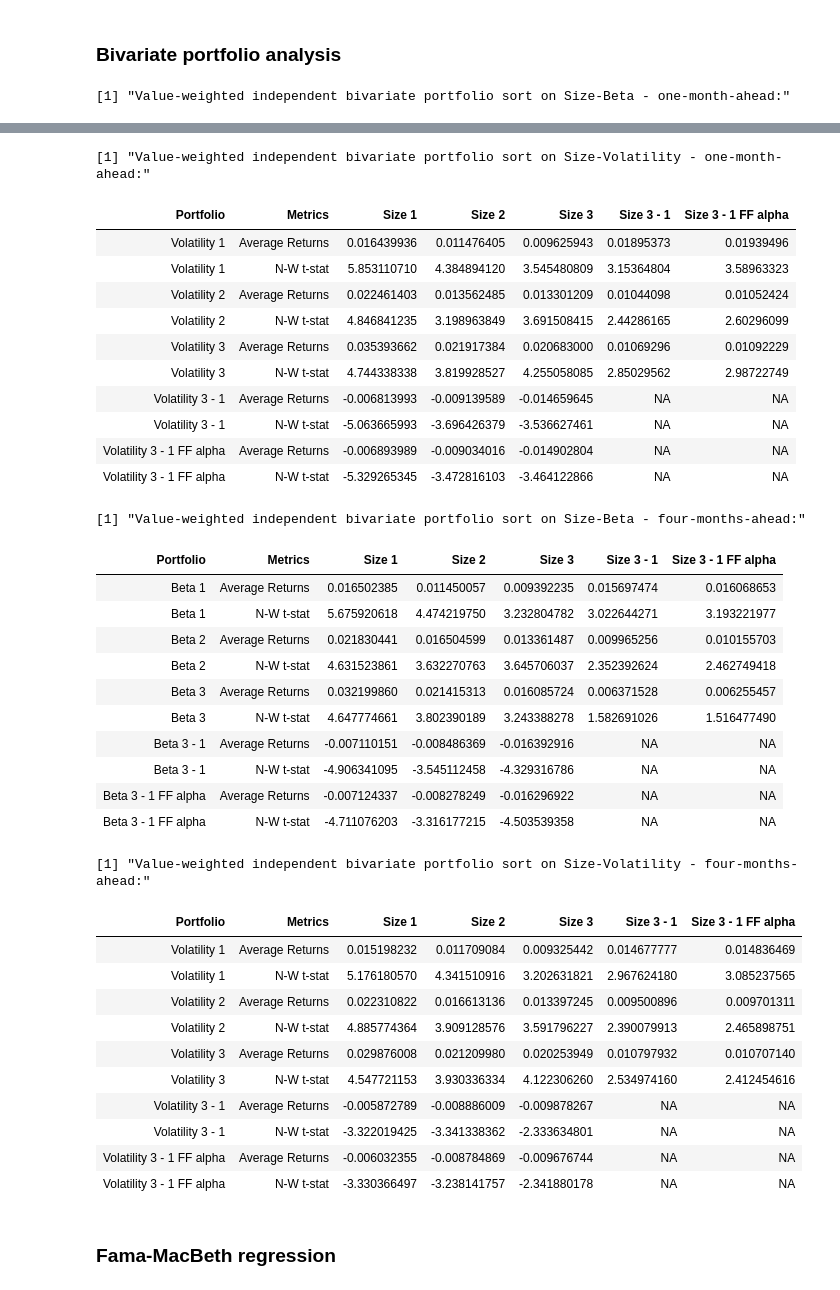
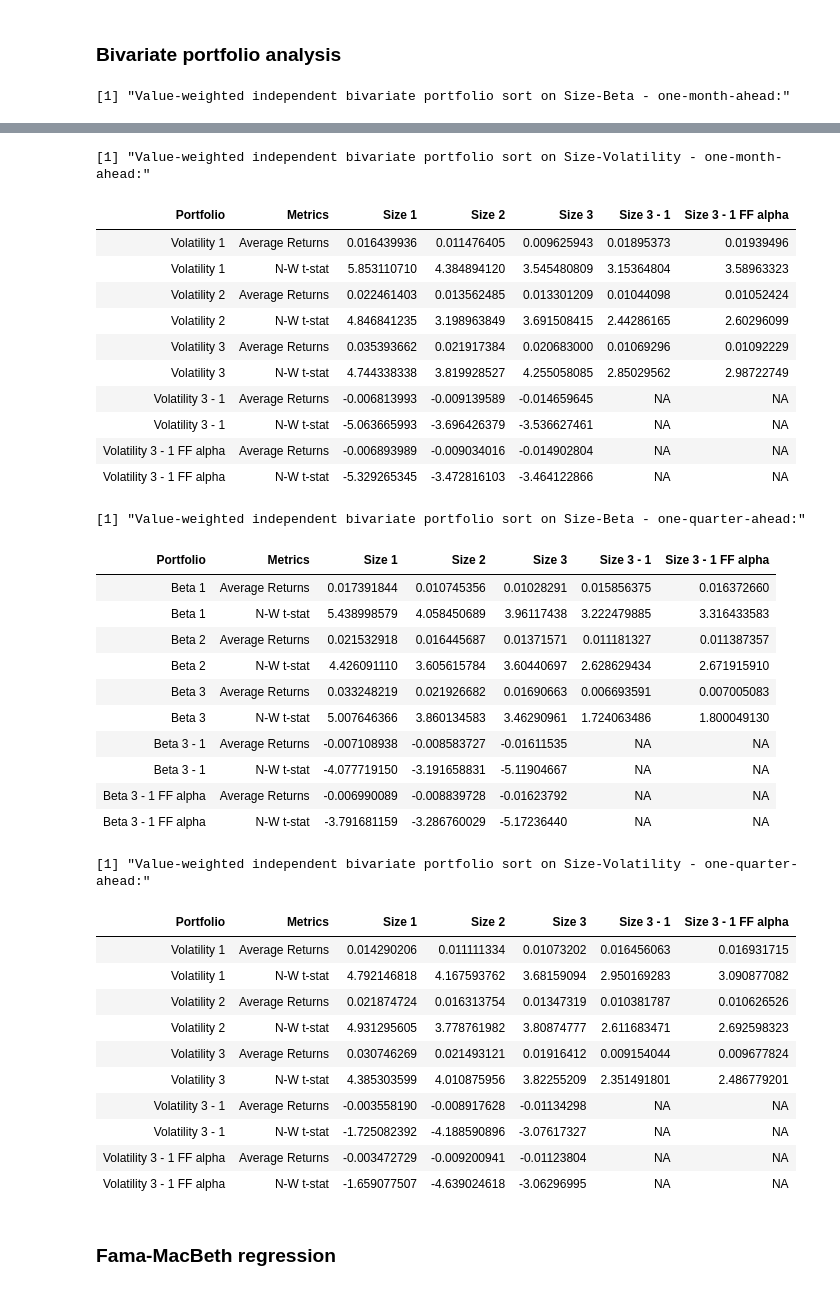
Before and after one commit to PetrCala/AP_HW2, a Jupyter notebook: scripts/HW2_Cala_Cechova_Krejcar.ipynb, the cells around one changed output, grey strips where cells are left out. Saved outputs shown, nothing was run; the diff lists cells and outputs as text; code cells hidden in the pictures.

Commit message:
One quarter is 3 months, not 4, lol - adjusted

```diff
--- a/scripts/HW2_Cala_Cechova_Krejcar.ipynb
+++ b/scripts/HW2_Cala_Cechova_Krejcar.ipynb
@@ -690,11 +690,11 @@ bivariate_sort_size_beta_1m <- getBivariateSort(monthly_sizes, 'Size', monthly_b
 bivariate_sort_size_vol_1m <- getBivariateSort(monthly_sizes, 'Size', monthly_volatilities, 'Volatility',
     monthly_returns, monthly_market_caps, monthly_ff3, months_ahead = 1)
 
-bivariate_sort_size_beta_4m <- getBivariateSort(monthly_sizes, 'Size', monthly_betas, 'Beta',
-    monthly_returns, monthly_market_caps, monthly_ff3, months_ahead = 4)
+bivariate_sort_size_beta_3m <- getBivariateSort(monthly_sizes, 'Size', monthly_betas, 'Beta',
+    monthly_returns, monthly_market_caps, monthly_ff3, months_ahead = 3)
 
-bivariate_sort_size_vol_4m <- getBivariateSort(monthly_sizes, 'Size', monthly_volatilities, 'Volatility',
-    monthly_returns, monthly_market_caps, monthly_ff3, months_ahead = 4)
+bivariate_sort_size_vol_3m <- getBivariateSort(monthly_sizes, 'Size', monthly_volatilities, 'Volatility',
+    monthly_returns, monthly_market_caps, monthly_ff3, months_ahead = 3)
 # %%
 print('Value-weighted independent bivariate portfolio sort on Size-Beta - one-month-ahead:')
 bivariate_sort_size_beta_1m
@@ -702,59 +702,59 @@ bivariate_sort_size_beta_1m
 print('Value-weighted independent bivariate portfolio sort on Size-Volatility - one-month-ahead:')
 bivariate_sort_size_vol_1m
 
-print('Value-weighted independent bivariate portfolio sort on Size-Beta - four-months-ahead:')
-bivariate_sort_size_beta_4m
+print('Value-weighted independent bivariate portfolio sort on Size-Beta - one-quarter-ahead:')
+bivariate_sort_size_beta_3m
 
-print('Value-weighted independent bivariate portfolio sort on Size-Volatility - four-months-ahead:')
-bivariate_sort_size_vol_4m
+print('Value-weighted independent bivariate portfolio sort on Size-Volatility - one-quarter-ahead:')
+bivariate_sort_size_vol_3m
 # %% [output]
 [1] "Value-weighted independent bivariate portfolio sort on Size-Beta - one-month-ahead:"
 | Portfolio | Metrics | Size 1 | Size 2 | Size 3 | Size 3 - 1 | Size 3 - 1 FF alpha |
 | Beta 1 | Average Returns | 0.019198759 | 0.01153621 | 0.01116844 | 0.01758480 | 0.017816593 |
 | Beta 1 | N-W t-stat | 5.803999757 | 4.21963841 | 4.60818509 | 2.95180313 | 3.250017454 |
 | Beta 2 | Average Returns | 0.023467649 | 0.01512952 | 0.01249682 | 0.01030645 | 0.010393933 |
 | Beta 2 | N-W t-stat | 4.613503978 | 3.42535714 | 3.14675451 | 2.23383564 | 2.410936015 |
 | Beta 3 | Average Returns | 0.036783562 | 0.02184265 | 0.01802052 | 0.00661833 | 0.006787802 |
 | Beta 3 | N-W t-stat | 4.932102986 | 3.61515790 | 3.66461658 | 1.59426489 | 1.624272113 |
 | Beta 3 - 1 | Average Returns | -0.008030316 | -0.01086285 | -0.01872031 | NA | NA |
 | Beta 3 - 1 | N-W t-stat | -4.142481701 | -4.28311276 | -4.44105531 | NA | NA |
 | Beta 3 - 1 FF alpha | Average Returns | -0.008179039 | -0.01093491 | -0.01901967 | NA | NA |
 | Beta 3 - 1 FF alpha | N-W t-stat | -4.128645705 | -4.20534179 | -4.54462305 | NA | NA |
 [1] "Value-weighted independent bivariate portfolio sort on Size-Volatility - one-month-ahead:"
 | Portfolio | Metrics | Size 1 | Size 2 | Size 3 | Size 3 - 1 | Size 3 - 1 FF alpha |
 | Volatility 1 | Average Returns | 0.016439936 | 0.011476405 | 0.009625943 | 0.01895373 | 0.01939496 |
 | Volatility 1 | N-W t-stat | 5.853110710 | 4.384894120 | 3.545480809 | 3.15364804 | 3.58963323 |
 | Volatility 2 | Average Returns | 0.022461403 | 0.013562485 | 0.013301209 | 0.01044098 | 0.01052424 |
 | Volatility 2 | N-W t-stat | 4.846841235 | 3.198963849 | 3.691508415 | 2.44286165 | 2.60296099 |
 | Volatility 3 | Average Returns | 0.035393662 | 0.021917384 | 0.020683000 | 0.01069296 | 0.01092229 |
 | Volatility 3 | N-W t-stat | 4.744338338 | 3.819928527 | 4.255058085 | 2.85029562 | 2.98722749 |
 | Volatility 3 - 1 | Average Returns | -0.006813993 | -0.009139589 | -0.014659645 | NA | NA |
 | Volatility 3 - 1 | N-W t-stat | -5.063665993 | -3.696426379 | -3.536627461 | NA | NA |
 | Volatility 3 - 1 FF alpha | Average Returns | -0.006893989 | -0.009034016 | -0.014902804 | NA | NA |
 | Volatility 3 - 1 FF alpha | N-W t-stat | -5.329265345 | -3.472816103 | -3.464122866 | NA | NA |
-[1] "Value-weighted independent bivariate portfolio sort on Size-Beta - four-months-ahead:"
+[1] "Value-weighted independent bivariate portfolio sort on Size-Beta - one-quarter-ahead:"
 | Portfolio | Metrics | Size 1 | Size 2 | Size 3 | Size 3 - 1 | Size 3 - 1 FF alpha |
-| Beta 1 | Average Returns | 0.016502385 | 0.011450057 | 0.009392235 | 0.015697474 | 0.016068653 |
-| Beta 1 | N-W t-stat | 5.675920618 | 4.474219750 | 3.232804782 | 3.022644271 | 3.193221977 |
-| Beta 2 | Average Returns | 0.021830441 | 0.016504599 | 0.013361487 | 0.009965256 | 0.010155703 |
-| Beta 2 | N-W t-stat | 4.631523861 | 3.632270763 | 3.645706037 | 2.352392624 | 2.462749418 |
-| Beta 3 | Average Returns | 0.032199860 | 0.021415313 | 0.016085724 | 0.006371528 | 0.006255457 |
-| Beta 3 | N-W t-stat | 4.647774661 | 3.802390189 | 3.243388278 | 1.582691026 | 1.516477490 |
-| Beta 3 - 1 | Average Returns | -0.007110151 | -0.008486369 | -0.016392916 | NA | NA |
-| Beta 3 - 1 | N-W t-stat | -4.906341095 | -3.545112458 | -4.329316786 | NA | NA |
-| Beta 3 - 1 FF alpha | Average Returns | -0.007124337 | -0.008278249 | -0.016296922 | NA | NA |
-| Beta 3 - 1 FF alpha | N-W t-stat | -4.711076203 | -3.316177215 | -4.503539358 | NA | NA |
+| Beta 1 | Average Returns | 0.017391844 | 0.010745356 | 0.01028291 | 0.015856375 | 0.016372660 |
+| Beta 1 | N-W t-stat | 5.438998579 | 4.058450689 | 3.96117438 | 3.222479885 | 3.316433583 |
+| Beta 2 | Average Returns | 0.021532918 | 0.016445687 | 0.01371571 | 0.011181327 | 0.011387357 |
+| Beta 2 | N-W t-stat | 4.426091110 | 3.605615784 | 3.60440697 | 2.628629434 | 2.671915910 |
+| Beta 3 | Average Returns | 0.033248219 | 0.021926682 | 0.01690663 | 0.006693591 | 0.007005083 |
+| Beta 3 | N-W t-stat | 5.007646366 | 3.860134583 | 3.46290961 | 1.724063486 | 1.800049130 |
+| Beta 3 - 1 | Average Returns | -0.007108938 | -0.008583727 | -0.01611535 | NA | NA |
+| Beta 3 - 1 | N-W t-stat | -4.077719150 | -3.191658831 | -5.11904667 | NA | NA |
+| Beta 3 - 1 FF alpha | Average Returns | -0.006990089 | -0.008839728 | -0.01623792 | NA | NA |
+| Beta 3 - 1 FF alpha | N-W t-stat | -3.791681159 | -3.286760029 | -5.17236440 | NA | NA |
-[1] "Value-weighted independent bivariate portfolio sort on Size-Volatility - four-months-ahead:"
+[1] "Value-weighted independent bivariate portfolio sort on Size-Volatility - one-quarter-ahead:"
 | Portfolio | Metrics | Size 1 | Size 2 | Size 3 | Size 3 - 1 | Size 3 - 1 FF alpha |
-| Volatility 1 | Average Returns | 0.015198232 | 0.011709084 | 0.009325442 | 0.014677777 | 0.014836469 |
-| Volatility 1 | N-W t-stat | 5.176180570 | 4.341510916 | 3.202631821 | 2.967624180 | 3.085237565 |
-| Volatility 2 | Average Returns | 0.022310822 | 0.016613136 | 0.013397245 | 0.009500896 | 0.009701311 |
-| Volatility 2 | N-W t-stat | 4.885774364 | 3.909128576 | 3.591796227 | 2.390079913 | 2.465898751 |
-| Volatility 3 | Average Returns | 0.029876008 | 0.021209980 | 0.020253949 | 0.010797932 | 0.010707140 |
-| Volatility 3 | N-W t-stat | 4.547721153 | 3.930336334 | 4.122306260 | 2.534974160 | 2.412454616 |
-| Volatility 3 - 1 | Average Returns | -0.005872789 | -0.008886009 | -0.009878267 | NA | NA |
-| Volatility 3 - 1 | N-W t-stat | -3.322019425 | -3.341338362 | -2.333634801 | NA | NA |
-| Volatility 3 - 1 FF alpha | Average Returns | -0.006032355 | -0.008784869 | -0.009676744 | NA | NA |
-| Volatility 3 - 1 FF alpha | N-W t-stat | -3.330366497 | -3.238141757 | -2.341880178 | NA | NA |
+| Volatility 1 | Average Returns | 0.014290206 | 0.011111334 | 0.01073202 | 0.016456063 | 0.016931715 |
+| Volatility 1 | N-W t-stat | 4.792146818 | 4.167593762 | 3.68159094 | 2.950169283 | 3.090877082 |
+| Volatility 2 | Average Returns | 0.021874724 | 0.016313754 | 0.01347319 | 0.010381787 | 0.010626526 |
+| Volatility 2 | N-W t-stat | 4.931295605 | 3.778761982 | 3.80874777 | 2.611683471 | 2.692598323 |
+| Volatility 3 | Average Returns | 0.030746269 | 0.021493121 | 0.01916412 | 0.009154044 | 0.009677824 |
+| Volatility 3 | N-W t-stat | 4.385303599 | 4.010875956 | 3.82255209 | 2.351491801 | 2.486779201 |
+| Volatility 3 - 1 | Average Returns | -0.003558190 | -0.008917628 | -0.01134298 | NA | NA |
+| Volatility 3 - 1 | N-W t-stat | -1.725082392 | -4.188590896 | -3.07617327 | NA | NA |
+| Volatility 3 - 1 FF alpha | Average Returns | -0.003472729 | -0.009200941 | -0.01123804 | NA | NA |
+| Volatility 3 - 1 FF alpha | N-W t-stat | -1.659077507 | -4.639024618 | -3.06296995 | NA | NA |
 # %% [markdown]
 ### Fama-MacBeth regression
```
